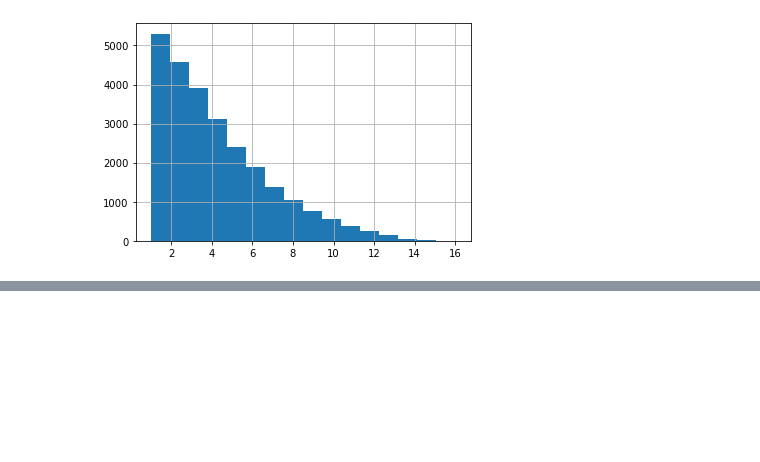
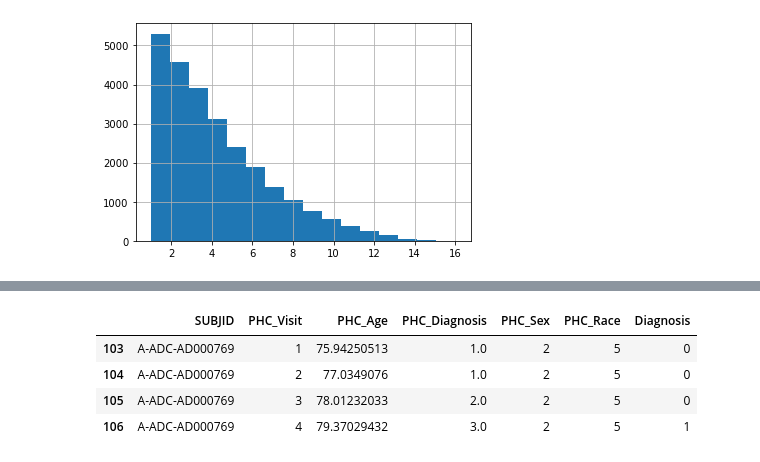
Before and after one commit to teresa-sansan/ADSP_polyfun, a Jupyter notebook: analysis/survival.ipynb, the cells around one changed output, grey strips where cells are left out. Saved outputs shown, nothing was run; the diff lists cells and outputs as text; code cells hidden in the pictures; blank space fills up the shorter version.

```diff
--- a/analysis/survival.ipynb
+++ b/analysis/survival.ipynb
@@ -120,0 +133,8 @@ Name: SUBJID, Length: 902, dtype: object
+# %%
+new_pheno[new_pheno['SUBJID']=='A-ADC-AD000769']
+# %% [output]
+|  | SUBJID | PHC_Visit | PHC_Age | PHC_Diagnosis | PHC_Sex | PHC_Race | Diagnosis |
+| 103 | A-ADC-AD000769 | 1 | 75.94250513 | 1.0 | 2 | 5 | 0 |
+| 104 | A-ADC-AD000769 | 2 | 77.0349076 | 1.0 | 2 | 5 | 0 |
+| 105 | A-ADC-AD000769 | 3 | 78.01232033 | 2.0 | 2 | 5 | 0 |
+| 106 | A-ADC-AD000769 | 4 | 79.37029432 | 3.0 | 2 | 5 | 1 |
```
Also changed, not shown: parts of 8 cells of this notebook.
